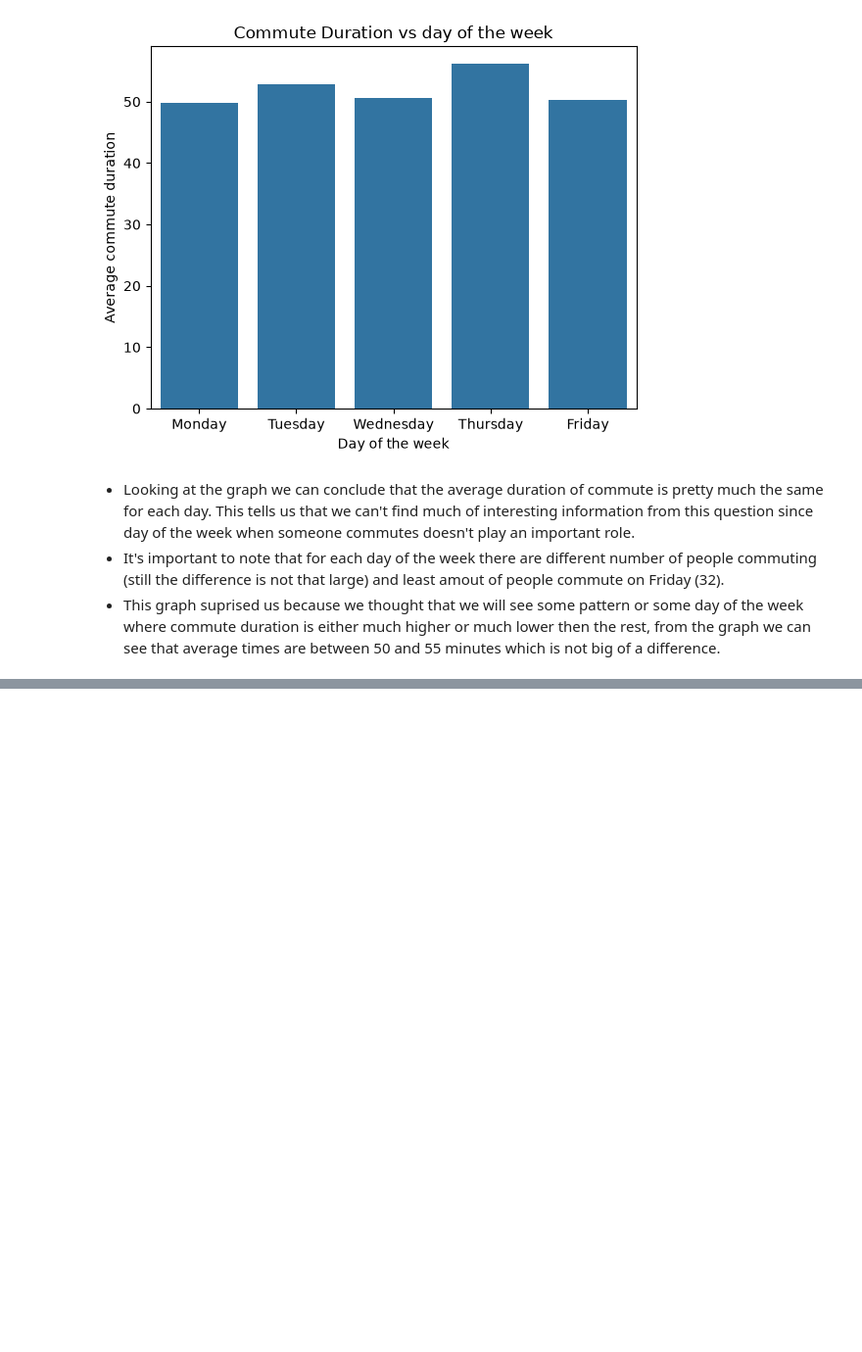
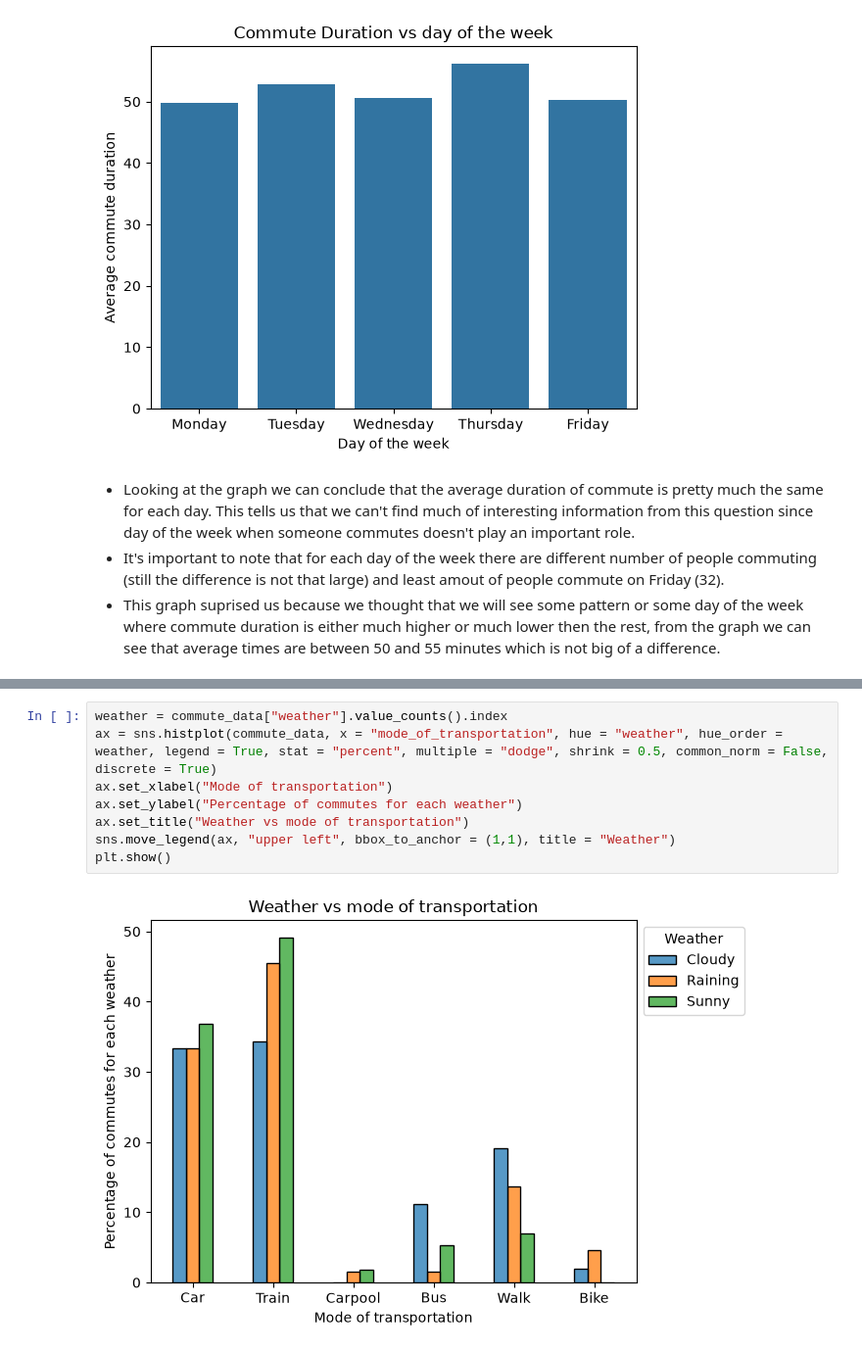
Before and after one commit to syhussein123/CS424-Assignment1, a Jupyter notebook: task3.ipynb, the cells around one changed output, grey strips where cells are left out. Shown at 98% size. Saved outputs shown, nothing was run; the diff lists cells and outputs as text; blank space fills up the shorter version.

```diff
--- a/task3.ipynb
+++ b/task3.ipynb
@@ -289,0 +360,10 @@ plt.show()
+# %%
+weather = commute_data["weather"].value_counts().index
+ax = sns.histplot(commute_data, x = "mode_of_transportation", hue = "weather", hue_order = weather, legend = True, stat = "percent", multiple = "dodge", shrink = 0.5, common_norm = False, discrete = True)
+ax.set_xlabel("Mode of transportation")
+ax.set_ylabel("Percentage of commutes for each weather")
+ax.set_title("Weather vs mode of transportation")
+sns.move_legend(ax, "upper left", bbox_to_anchor = (1,1), title = "Weather")
+plt.show()
+# %% [output]
+[figure, added]
```
Also changed, not shown: parts of 9 cells of this notebook.
